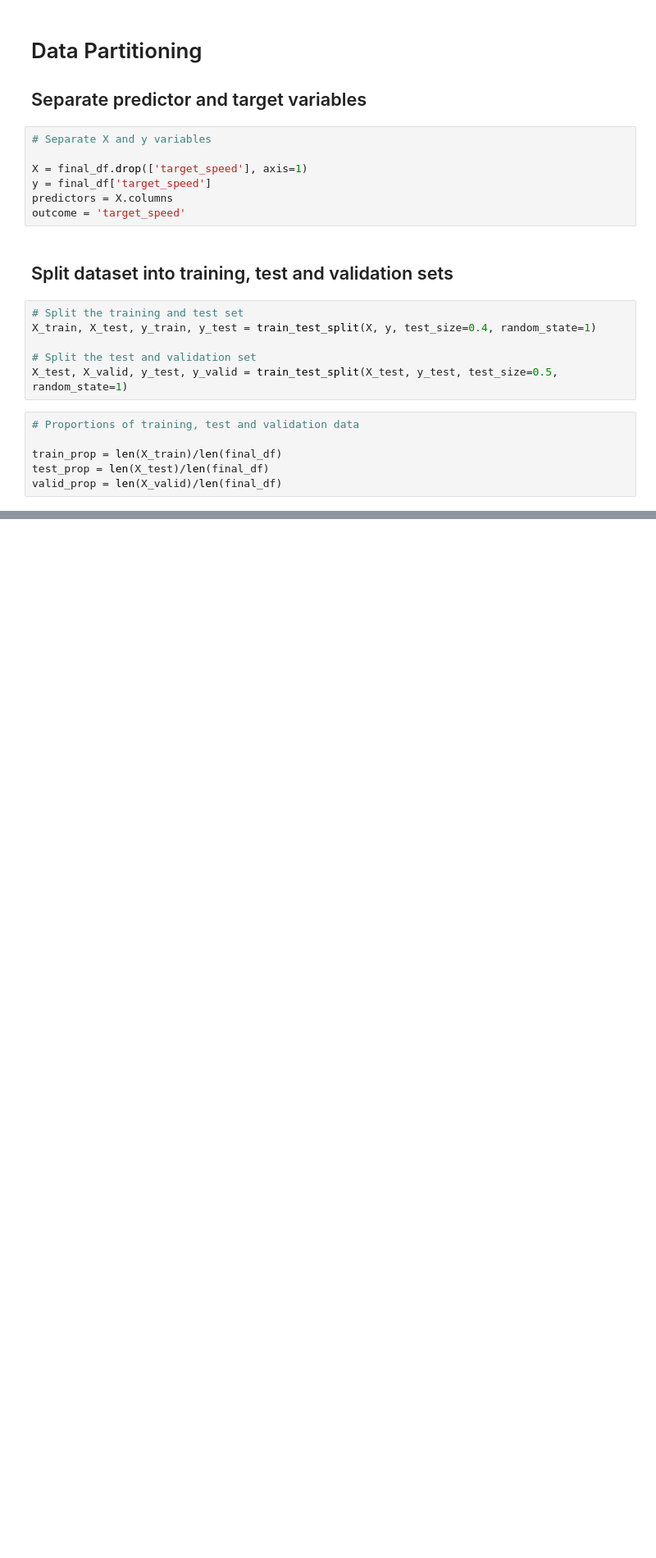
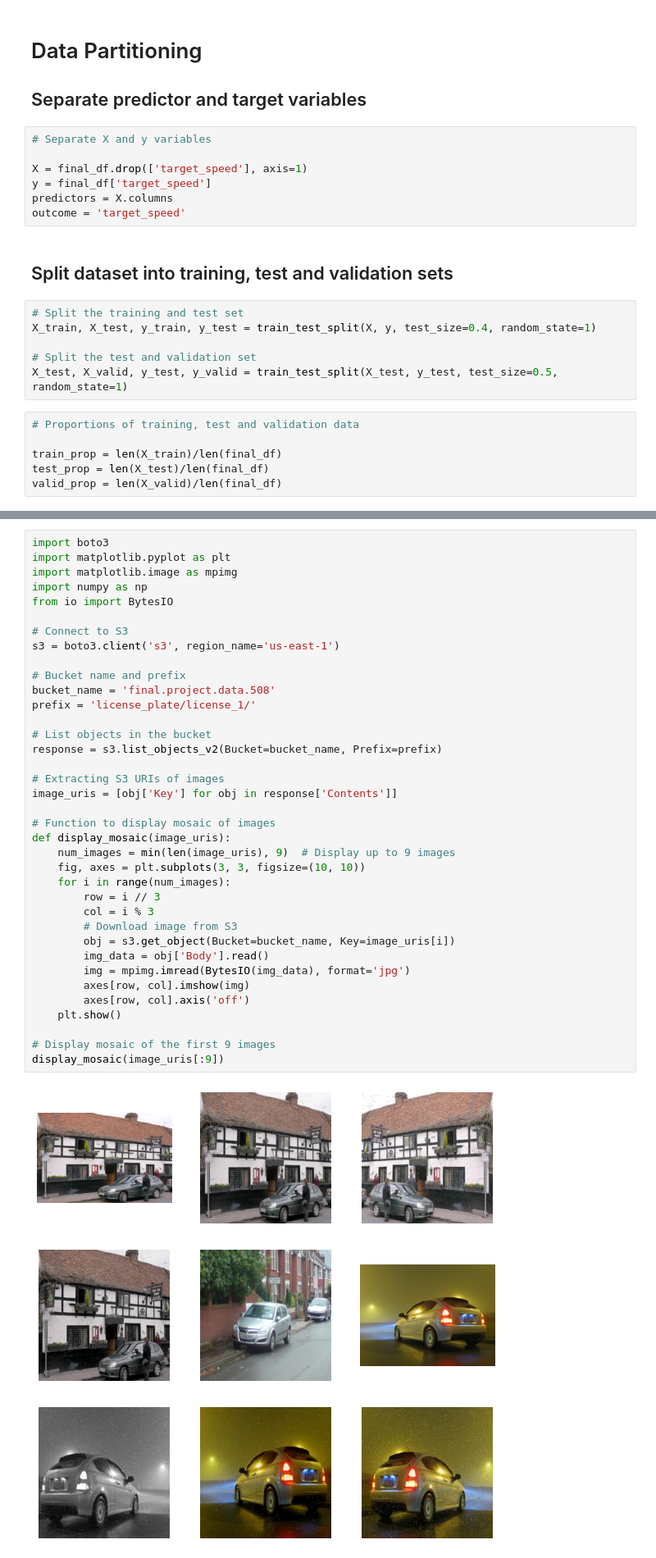
Before and after one commit to jesseg102/ADS-508--Cloud-Computing, a Jupyter notebook: final_project.ipynb, the cells around one changed output, grey strips where cells are left out. Shown at 82% size. Saved outputs shown, nothing was run; the diff lists cells and outputs as text; blank space fills up the shorter version.

Commit message:
NN seeking to find license plate
While not clean, the code is intended to try and identify a license plate for a photo with no luck

```diff
--- a/final_project.ipynb
+++ b/final_project.ipynb
@@ -413,0 +325,39 @@ plt.show()
+# %%
+import boto3
+import matplotlib.pyplot as plt
+import matplotlib.image as mpimg
+import numpy as np
+from io import BytesIO
+
+# Connect to S3
+s3 = boto3.client('s3', region_name='us-east-1')
+
+# Bucket name and prefix
+bucket_name = 'final.project.data.508'
+prefix = 'license_plate/license_1/'
+
+# List objects in the bucket
+response = s3.list_objects_v2(Bucket=bucket_name, Prefix=prefix)
+
+# Extracting S3 URIs of images
+image_uris = [obj['Key'] for obj in response['Contents']]
+
+# Function to display mosaic of images
+def display_mosaic(image_uris):
+    num_images = min(len(image_uris), 9)  # Display up to 9 images
+    fig, axes = plt.subplots(3, 3, figsize=(10, 10))
+    for i in range(num_images):
+        row = i // 3
+        col = i % 3
+        # Download image from S3
+        obj = s3.get_object(Bucket=bucket_name, Key=image_uris[i])
+        img_data = obj['Body'].read()
+        img = mpimg.imread(BytesIO(img_data), format='jpg')
+        axes[row, col].imshow(img)
+        axes[row, col].axis('off')
+    plt.show()
+
+# Display mosaic of the first 9 images
+display_mosaic(image_uris[:9])
+# %% [output]
+[figure, added]
```
Also changed, not shown: parts of 32 cells of this notebook.
